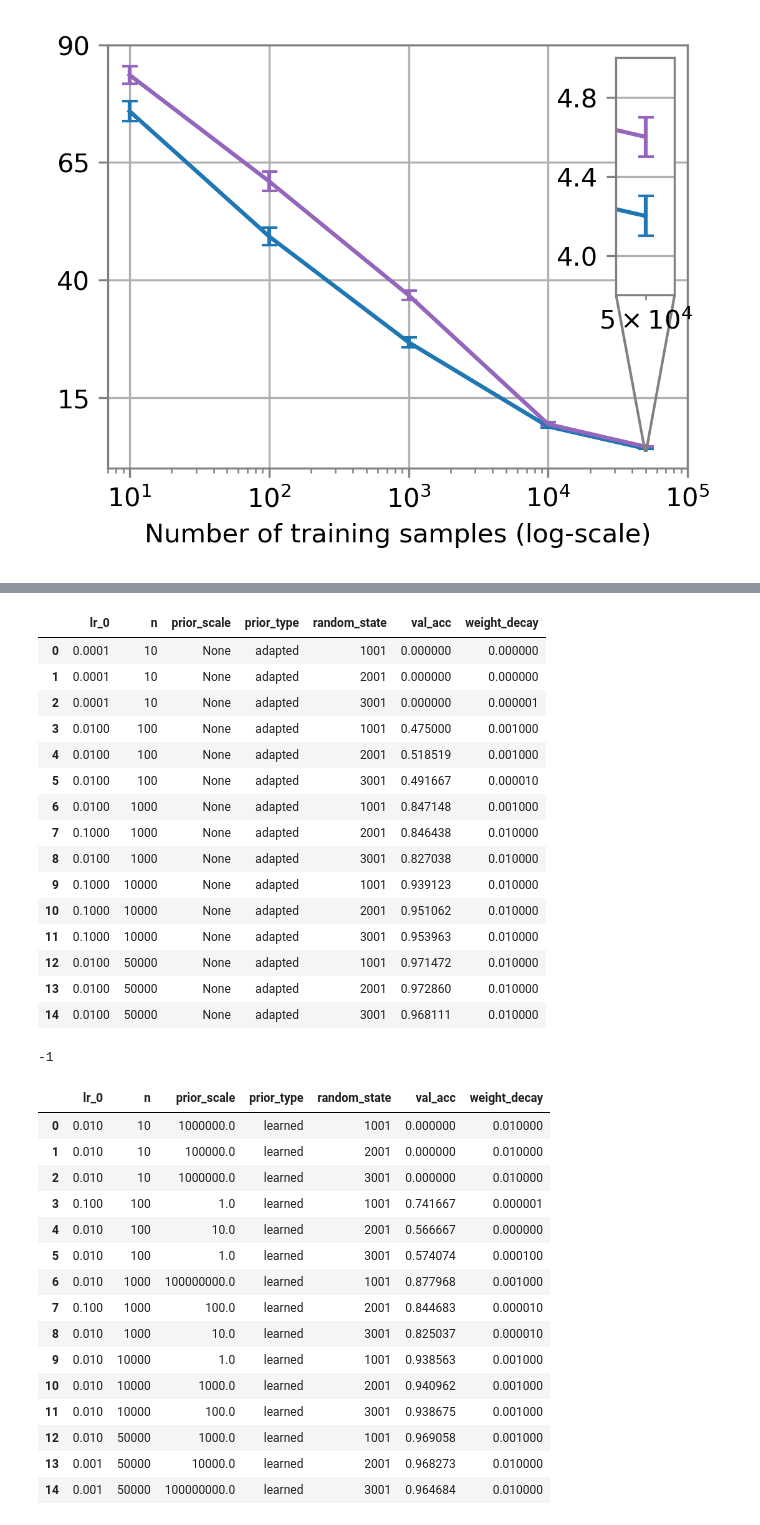
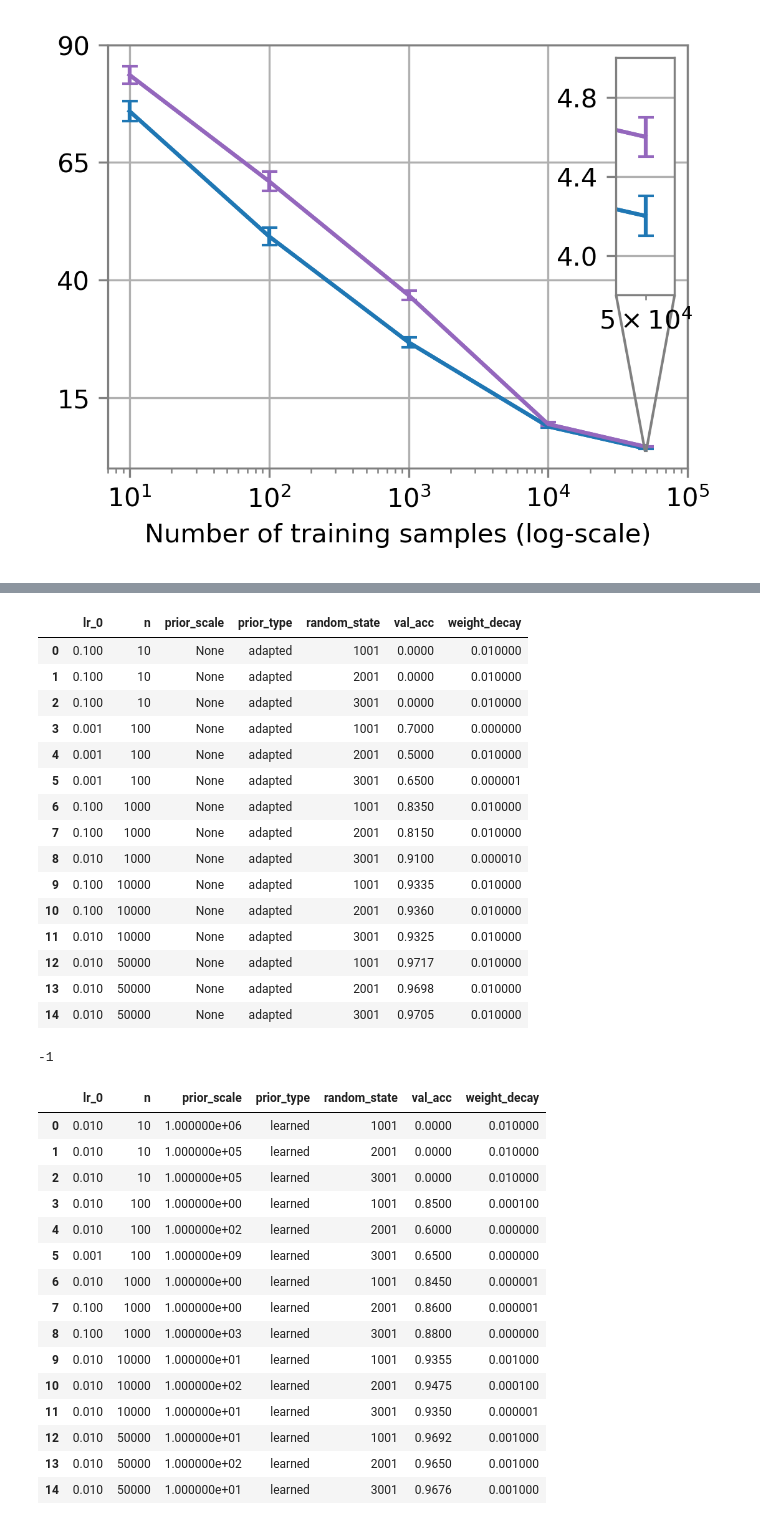
Before and after one commit to tufts-ml/bdl-transfer-learning, a Jupyter notebook: notebooks/Figure_4(a).ipynb, the cells around one changed output, grey strips where cells are left out. Saved outputs shown, nothing was run; the diff lists cells and outputs as text; code cells hidden in the pictures.

```diff
--- a/notebooks/Figure_4(a).ipynb
+++ b/notebooks/Figure_4(a).ipynb
@@ -133,5 +133,5 @@ nonlearned_hyperparameters
 # %%
-experiments_path = '/cluster/tufts/hugheslab/eharve06/bdl-transfer-learning/experiments/tuned_CIFAR-10'
+experiments_path = '/cluster/tufts/hugheslab/eharve06/bdl-transfer-learning/experiments/tuned_CIFAR-10_Copy1'
 lr_0s = np.logspace(-1, -4, num=4)
 ns = [10, 100, 1000, 10000, 50000]
 prior_scales = [None]
@@ -142,20 +142,20 @@ adapted_hyperparameters = get_best_hyperparameters(experiments_path, lr_0s, ns,
 adapted_hyperparameters
 # %% [output]
 |  | lr_0 | n | prior_scale | prior_type | random_state | val_acc | weight_decay |
-| 0 | 0.0001 | 10 | None | adapted | 1001 | 0.000000 | 0.000000 |
-| 1 | 0.0001 | 10 | None | adapted | 2001 | 0.000000 | 0.000000 |
-| 2 | 0.0001 | 10 | None | adapted | 3001 | 0.000000 | 0.000001 |
-| 3 | 0.0100 | 100 | None | adapted | 1001 | 0.475000 | 0.001000 |
-| 4 | 0.0100 | 100 | None | adapted | 2001 | 0.518519 | 0.001000 |
-| 5 | 0.0100 | 100 | None | adapted | 3001 | 0.491667 | 0.000010 |
-| 6 | 0.0100 | 1000 | None | adapted | 1001 | 0.847148 | 0.001000 |
-| 7 | 0.1000 | 1000 | None | adapted | 2001 | 0.846438 | 0.010000 |
-| 8 | 0.0100 | 1000 | None | adapted | 3001 | 0.827038 | 0.010000 |
-| 9 | 0.1000 | 10000 | None | adapted | 1001 | 0.939123 | 0.010000 |
-| 10 | 0.1000 | 10000 | None | adapted | 2001 | 0.951062 | 0.010000 |
-| 11 | 0.1000 | 10000 | None | adapted | 3001 | 0.953963 | 0.010000 |
-| 12 | 0.0100 | 50000 | None | adapted | 1001 | 0.971472 | 0.010000 |
-| 13 | 0.0100 | 50000 | None | adapted | 2001 | 0.972860 | 0.010000 |
-| 14 | 0.0100 | 50000 | None | adapted | 3001 | 0.968111 | 0.010000 |
+| 0 | 0.100 | 10 | None | adapted | 1001 | 0.0000 | 0.010000 |
+| 1 | 0.100 | 10 | None | adapted | 2001 | 0.0000 | 0.010000 |
+| 2 | 0.100 | 10 | None | adapted | 3001 | 0.0000 | 0.010000 |
+| 3 | 0.001 | 100 | None | adapted | 1001 | 0.7000 | 0.000000 |
+| 4 | 0.001 | 100 | None | adapted | 2001 | 0.5000 | 0.010000 |
+| 5 | 0.001 | 100 | None | adapted | 3001 | 0.6500 | 0.000001 |
+| 6 | 0.100 | 1000 | None | adapted | 1001 | 0.8350 | 0.010000 |
+| 7 | 0.100 | 1000 | None | adapted | 2001 | 0.8150 | 0.010000 |
+| 8 | 0.010 | 1000 | None | adapted | 3001 | 0.9100 | 0.000010 |
+| 9 | 0.100 | 10000 | None | adapted | 1001 | 0.9335 | 0.010000 |
+| 10 | 0.100 | 10000 | None | adapted | 2001 | 0.9360 | 0.010000 |
+| 11 | 0.010 | 10000 | None | adapted | 3001 | 0.9325 | 0.010000 |
+| 12 | 0.010 | 50000 | None | adapted | 1001 | 0.9717 | 0.010000 |
+| 13 | 0.010 | 50000 | None | adapted | 2001 | 0.9698 | 0.010000 |
+| 14 | 0.010 | 50000 | None | adapted | 3001 | 0.9705 | 0.010000 |
 # %%
 dataset_path = '/cluster/tufts/hugheslab/eharve06/CIFAR-10'
@@ -182,32 +182,32 @@ print(count)
 # %% [output]
 -1
 # %%
-experiments_path = '/cluster/tufts/hugheslab/eharve06/bdl-transfer-learning/experiments/tuned_CIFAR-10'
+experiments_path = '/cluster/tufts/hugheslab/eharve06/bdl-transfer-learning/experiments/tuned_CIFAR-10_Copy1'
 lr_0s = np.logspace(-1, -4, num=4)
 ns = [10, 100, 1000, 10000, 50000]
 prior_scales = np.logspace(0, 9, num=10)
 prior_type = 'learned'
 random_states = [1001, 2001, 3001]
 weight_decays = np.append(np.logspace(-2, -6, num=5), 0)
 learned_hyperparameters = get_best_hyperparameters(experiments_path, lr_0s, ns, prior_scales, prior_type, random_states, weight_decays)
 learned_hyperparameters
 # %% [output]
 |  | lr_0 | n | prior_scale | prior_type | random_state | val_acc | weight_decay |
-| 0 | 0.010 | 10 | 1000000.0 | learned | 1001 | 0.000000 | 0.010000 |
-| 1 | 0.010 | 10 | 100000.0 | learned | 2001 | 0.000000 | 0.010000 |
-| 2 | 0.010 | 10 | 1000000.0 | learned | 3001 | 0.000000 | 0.010000 |
-| 3 | 0.100 | 100 | 1.0 | learned | 1001 | 0.741667 | 0.000001 |
-| 4 | 0.010 | 100 | 10.0 | learned | 2001 | 0.566667 | 0.000000 |
-| 5 | 0.010 | 100 | 1.0 | learned | 3001 | 0.574074 | 0.000100 |
-| 6 | 0.010 | 1000 | 100000000.0 | learned | 1001 | 0.877968 | 0.001000 |
-| 7 | 0.100 | 1000 | 100.0 | learned | 2001 | 0.844683 | 0.000010 |
-| 8 | 0.010 | 1000 | 10.0 | learned | 3001 | 0.825037 | 0.000010 |
-| 9 | 0.010 | 10000 | 1.0 | learned | 1001 | 0.938563 | 0.001000 |
-| 10 | 0.010 | 10000 | 1000.0 | learned | 2001 | 0.940962 | 0.001000 |
-| 11 | 0.010 | 10000 | 100.0 | learned | 3001 | 0.938675 | 0.001000 |
-| 12 | 0.010 | 50000 | 1000.0 | learned | 1001 | 0.969058 | 0.001000 |
-| 13 | 0.001 | 50000 | 10000.0 | learned | 2001 | 0.968273 | 0.010000 |
-| 14 | 0.001 | 50000 | 100000000.0 | learned | 3001 | 0.964684 | 0.010000 |
+| 0 | 0.010 | 10 | 1.000000e+06 | learned | 1001 | 0.0000 | 0.010000 |
+| 1 | 0.010 | 10 | 1.000000e+05 | learned | 2001 | 0.0000 | 0.010000 |
+| 2 | 0.010 | 10 | 1.000000e+05 | learned | 3001 | 0.0000 | 0.010000 |
+| 3 | 0.010 | 100 | 1.000000e+00 | learned | 1001 | 0.8500 | 0.000100 |
+| 4 | 0.010 | 100 | 1.000000e+02 | learned | 2001 | 0.6000 | 0.000000 |
+| 5 | 0.001 | 100 | 1.000000e+09 | learned | 3001 | 0.6500 | 0.000000 |
+| 6 | 0.010 | 1000 | 1.000000e+00 | learned | 1001 | 0.8450 | 0.000001 |
+| 7 | 0.100 | 1000 | 1.000000e+00 | learned | 2001 | 0.8600 | 0.000001 |
+| 8 | 0.100 | 1000 | 1.000000e+03 | learned | 3001 | 0.8800 | 0.000000 |
+| 9 | 0.010 | 10000 | 1.000000e+01 | learned | 1001 | 0.9355 | 0.001000 |
+| 10 | 0.010 | 10000 | 1.000000e+02 | learned | 2001 | 0.9475 | 0.000100 |
+| 11 | 0.010 | 10000 | 1.000000e+01 | learned | 3001 | 0.9350 | 0.000001 |
+| 12 | 0.010 | 50000 | 1.000000e+01 | learned | 1001 | 0.9692 | 0.001000 |
+| 13 | 0.010 | 50000 | 1.000000e+02 | learned | 2001 | 0.9650 | 0.001000 |
+| 14 | 0.010 | 50000 | 1.000000e+01 | learned | 3001 | 0.9676 | 0.001000 |
 # %%
 dataset_path = '/cluster/tufts/hugheslab/eharve06/CIFAR-10'
 experiments_path = '/cluster/tufts/hugheslab/eharve06/bdl-transfer-learning/experiments/retrained_CIFAR-10'
```
Also changed, not shown: parts of 8 cells of this notebook, 40 other files.
